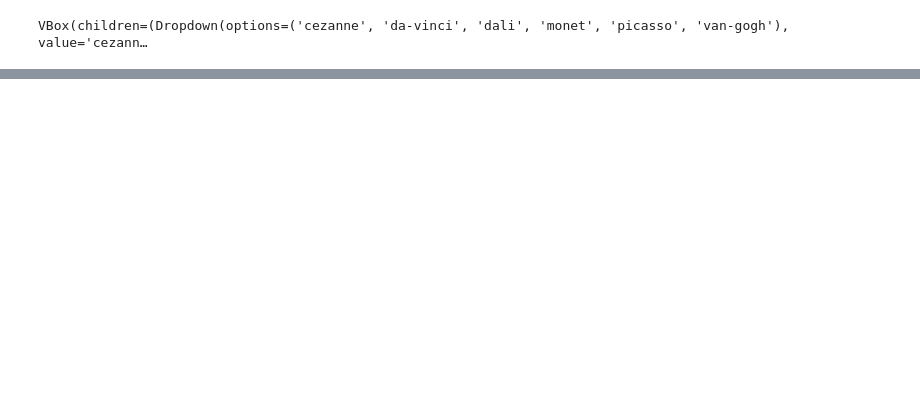
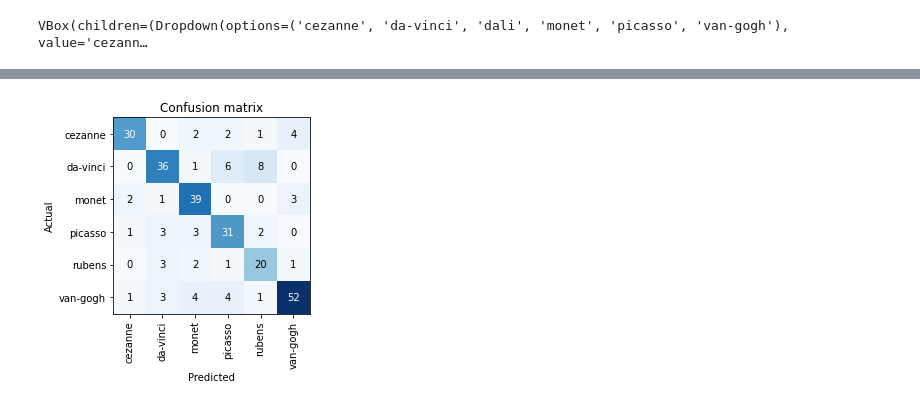
Before and after one commit to YoriVerbist/Bot-Ross, a Jupyter notebook: Classifier.ipynb, the cells around one changed output, grey strips where cells are left out. Saved outputs shown, nothing was run; the diff lists cells and outputs as text; code cells hidden in the pictures; blank space fills up the shorter version.

```diff
--- a/Classifier.ipynb
+++ b/Classifier.ipynb
@@ -57,0 +83,3 @@ learn_34.export(fname='firstmodel.pkl')
+# %%
+class_weights = torch.Tensor(get_weight_of_painters()).cuda()
+class_weights
@@ -57,0 +88,6 @@ learn_34.export(fname='firstmodel.pkl')
+# %%
+loss_func = CrossEntropyLossFlat(weight=class_weights)
+# %%
+learn_34_weighted = cnn_learner(dls, resnet34, loss_func=loss_func, metrics=accuracy)
+# %%
+learn_34_weighted.fit_one_cycle(15)
@@ -57,0 +111,4 @@ learn_34.export(fname='firstmodel.pkl')
+# %%
+interp = ClassificationInterpretation.from_learner(learn_34_weighted)
+interp.plot_confusion_matrix()
+# %% [output]
@@ -57,0 +116 @@ learn_34.export(fname='firstmodel.pkl')
+[figure, added]
```
Also changed, not shown: parts of 20 cells of this notebook, 1 other file.
